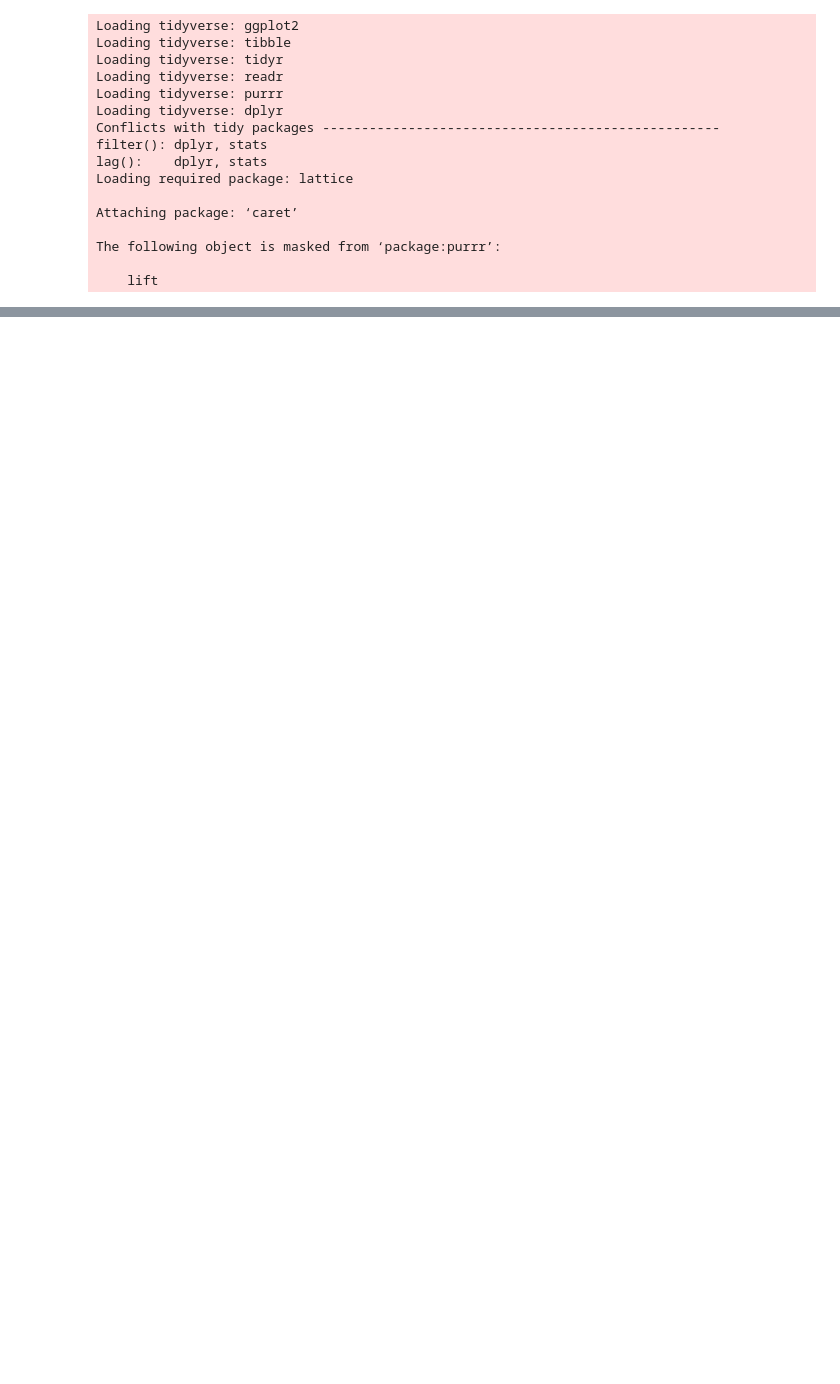
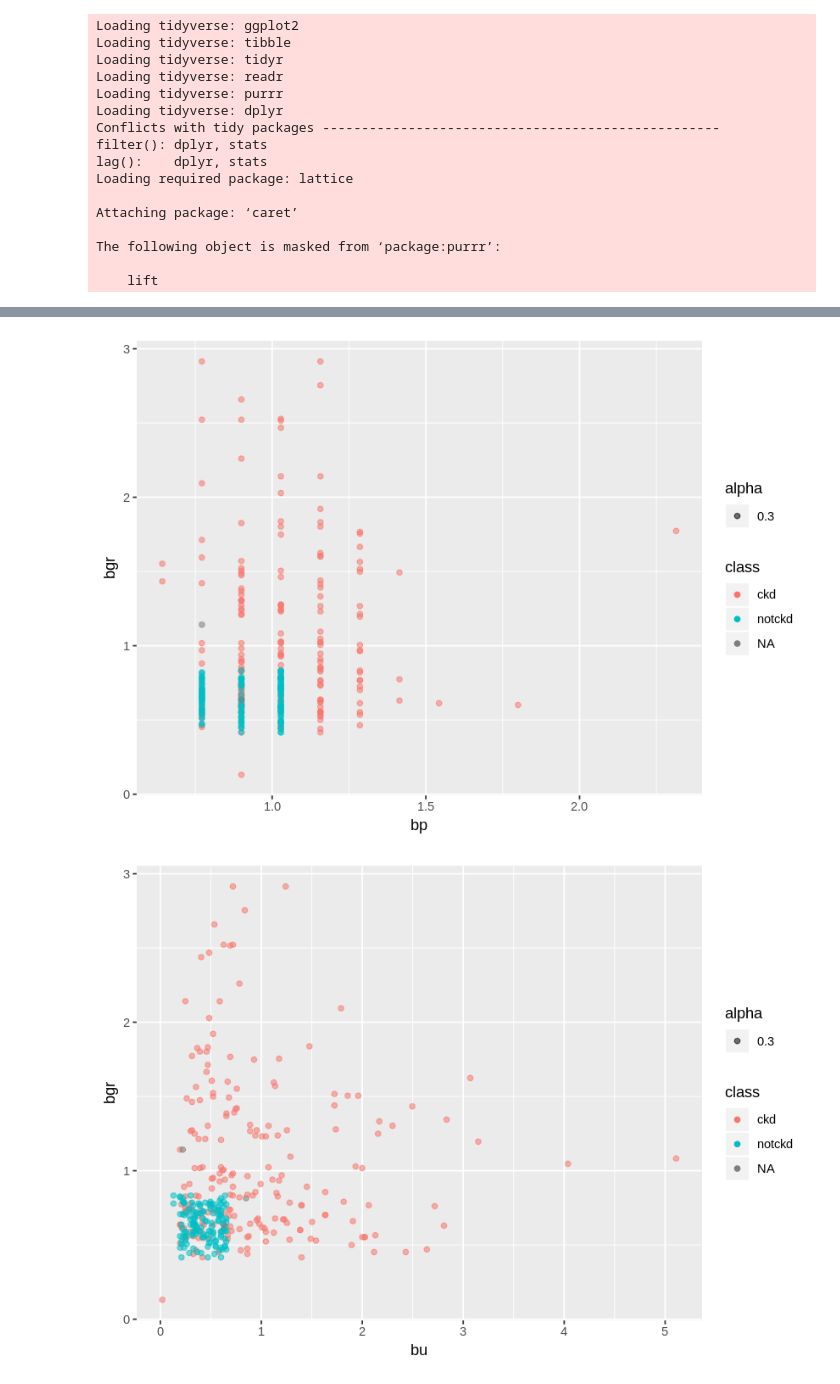
Before and after one commit to grandonseto/DSCI_100_group_project, a Jupyter notebook: Untitled.ipynb, the cells around one changed output, grey strips where cells are left out. Drawn from its saved outputs; the diff is of its cells as text; code cells hidden in the pictures; blank space fills up the shorter version.

```diff
--- a/Untitled.ipynb
+++ b/Untitled.ipynb
@@ -69,0 +108,11 @@ head(dummy_data)
+# %%
+ggplot(kidney_quantitative_scaled, aes(x = bp, y = bgr)) +
+geom_point(aes(color = class, alpha = 0.3))
+
+
+
+ggplot(kidney_quantitative_scaled, aes(x = bu, y = bgr)) +
+geom_point(aes(color = class, alpha = 0.3))
+
+# questionable to use this based on eye test
+# %% [output]
@@ -69,0 +122,2 @@ head(dummy_data)
+[figure, added]
+[figure, added]
```
Also changed, not shown: parts of 12 cells of this notebook.
